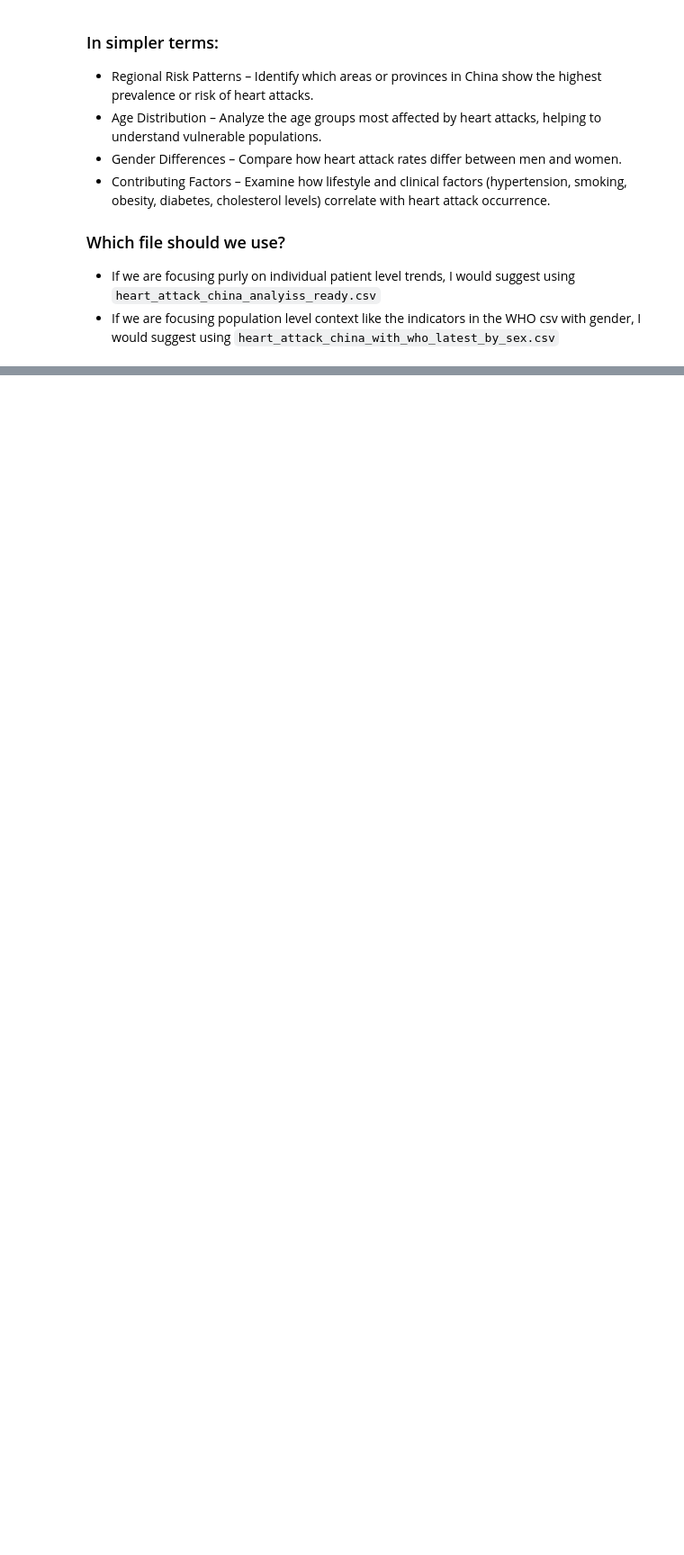
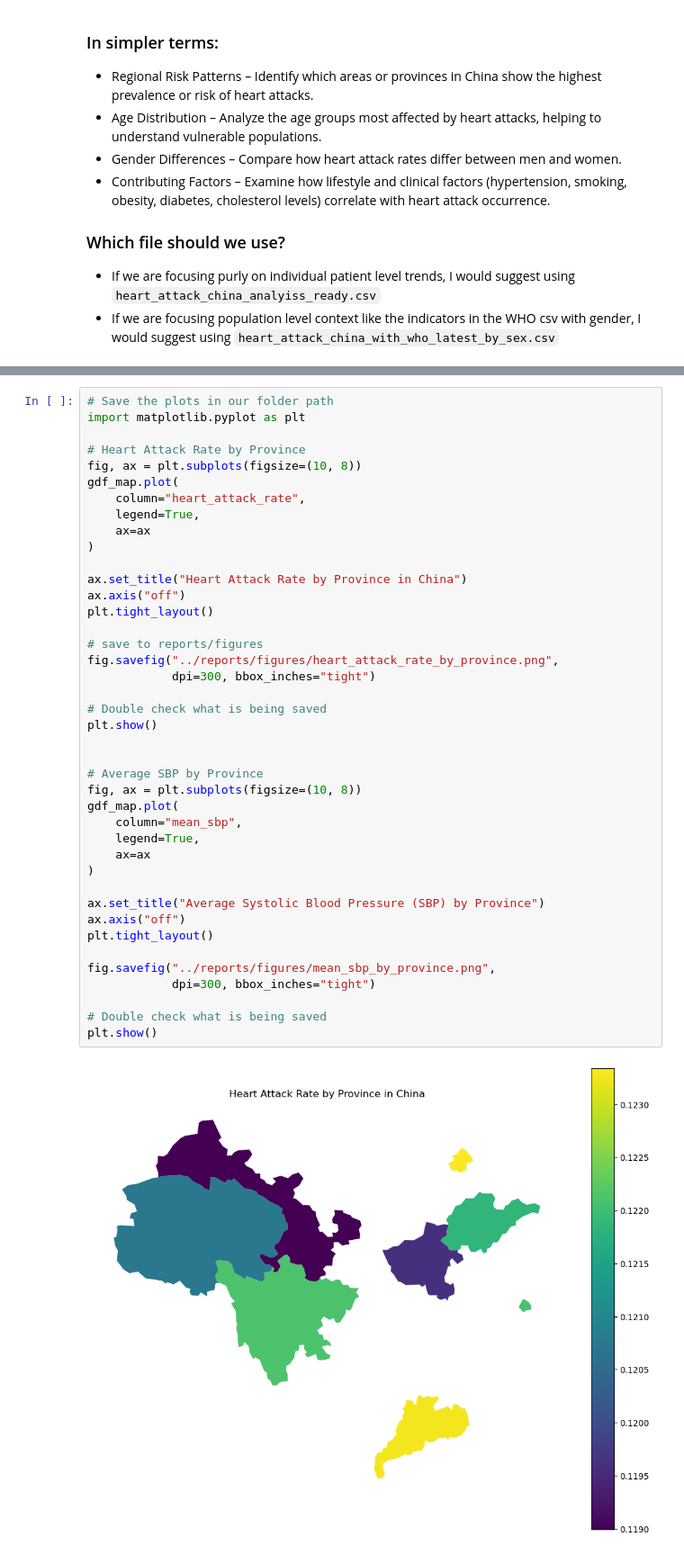
Before and after one commit to royphelps1/Heart-Attack-Rates, a Jupyter notebook: notebooks/phase2_all_in_notebook.ipynb, the cells around one changed output, grey strips where cells are left out. Shown at 90% size. Drawn from its saved outputs; the diff is of its cells as text; blank space fills up the shorter version.

```diff
--- a/notebooks/phase2_all_in_notebook.ipynb
+++ b/notebooks/phase2_all_in_notebook.ipynb
@@ -266,0 +471,43 @@ Analysis Ready CSV First 5:
+# %%
+# Save the plots in our folder path
+import matplotlib.pyplot as plt
+
+# Heart Attack Rate by Province
+fig, ax = plt.subplots(figsize=(10, 8))
+gdf_map.plot(
+    column="heart_attack_rate",
+    legend=True,
+    ax=ax
+)
+
+ax.set_title("Heart Attack Rate by Province in China")
+ax.axis("off")
+plt.tight_layout()
+
+# save to reports/figures
+fig.savefig("../reports/figures/heart_attack_rate_by_province.png",
+            dpi=300, bbox_inches="tight")
+
+# Double check what is being saved
+plt.show()
+
+
+# Average SBP by Province
+fig, ax = plt.subplots(figsize=(10, 8))
+gdf_map.plot(
+    column="mean_sbp",
+    legend=True,
+    ax=ax
+)
+
+ax.set_title("Average Systolic Blood Pressure (SBP) by Province")
+ax.axis("off")
+plt.tight_layout()
+
+fig.savefig("../reports/figures/mean_sbp_by_province.png",
+            dpi=300, bbox_inches="tight")
+
+# Double check what is being saved
+plt.show()
+# %% [output]
+[figure, added]
```
Also changed, not shown: parts of 19 cells of this notebook.
